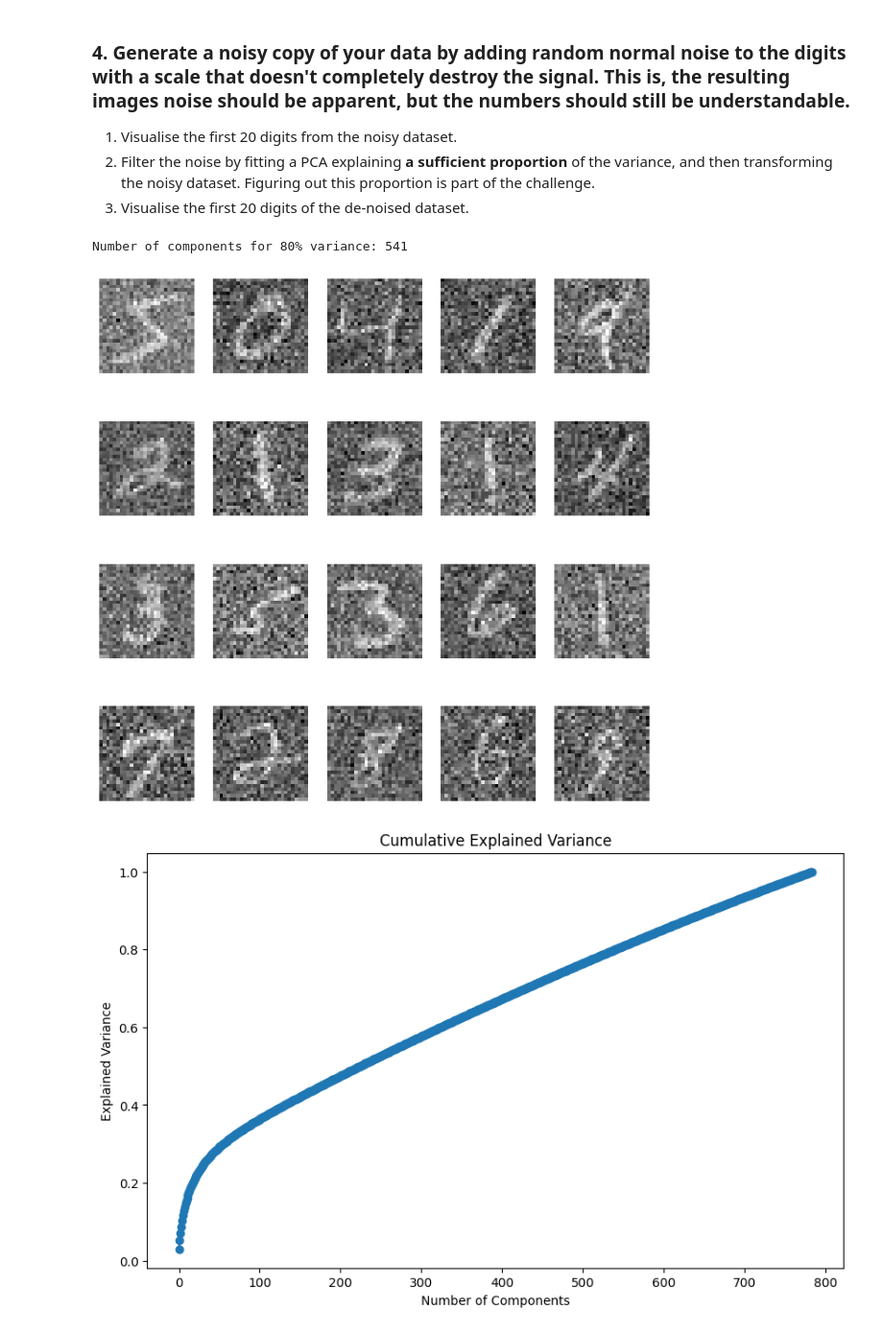
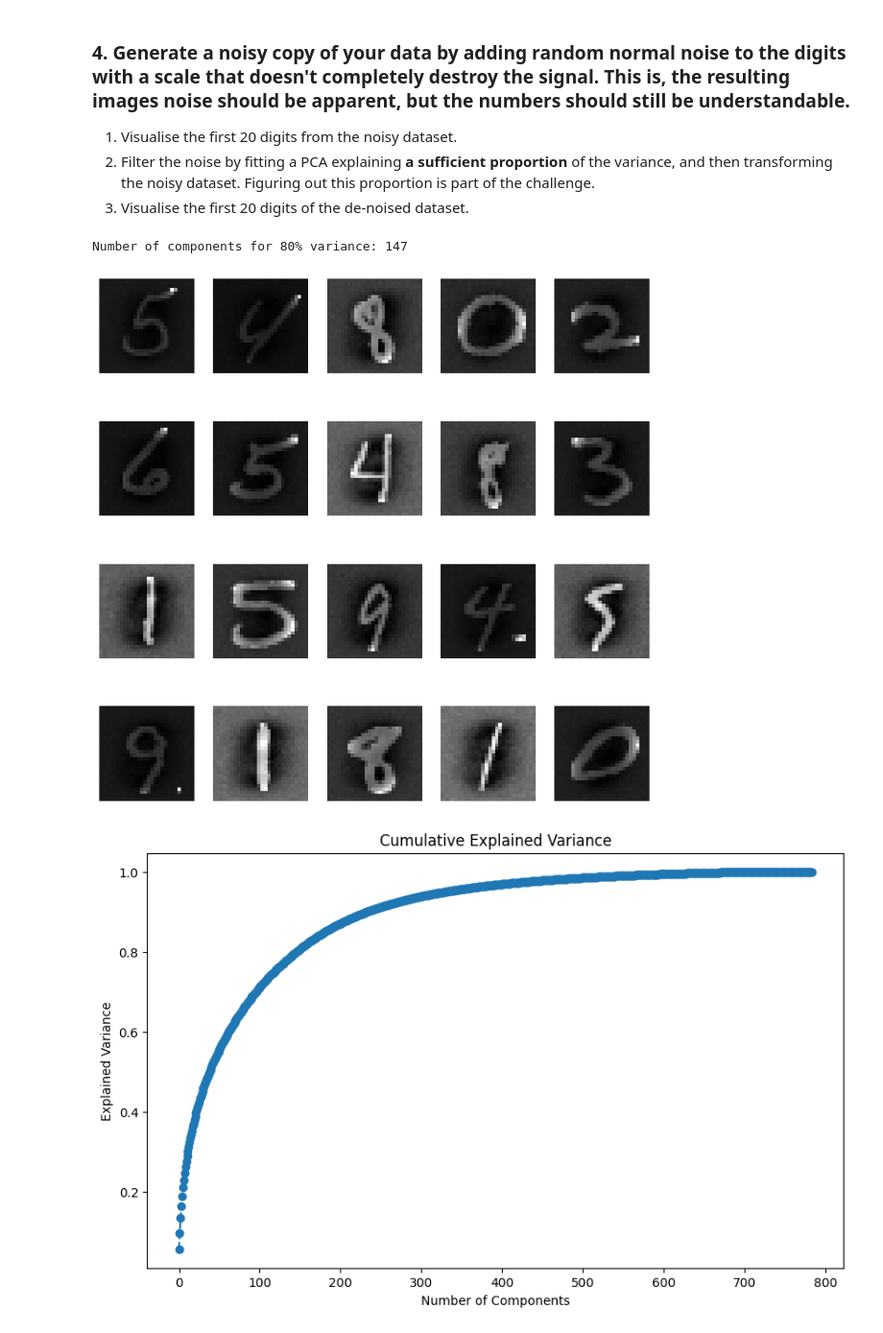
Before and after one commit to kenzfinn/csc1035_lecture_examples, a Jupyter notebook: Part2_Coursework.ipynb, the cells around one changed output. Shown at 96% size. Cells and saved outputs as stored; diff of their text form; code cells hidden in the pictures.

```diff
--- a/Part2_Coursework.ipynb
+++ b/Part2_Coursework.ipynb
@@ -61,12 +61,12 @@ scaler = StandardScaler()
 XScale = scaler.fit_transform(X)
 X_train, X_test, y_train, y_test = train_test_split(XScale, y, test_size=0.2, random_state=42)
 
-log_reg = LogisticRegression(max_iter=1000, solver='saga', penalty='elasticnet', l1_ratio=0.1, tol= 0.5)
+log_reg = LogisticRegression(max_iter=1000, solver='saga', penalty='l1', tol= 0.05)
 #use saga
 
 
 param_grid = {'C': [1, 3, 4, 5, 10, 50]}
-grid_search = GridSearchCV(log_reg, param_grid, cv=2, n_jobs=-1, verbose=1)
+grid_search = GridSearchCV(log_reg, param_grid, cv=2, n_jobs=-1)
 grid_search.fit(X_train, y_train)
 results = pd.DataFrame(grid_search.cv_results_)
 print(results)
@@ -80,17 +80,4 @@ print(f"Test accuracy: {accuracy * 100:.2f}%")
 
 print("Classification Report:")
 print(classification_report(y_test, y_pred))
-
-# Step 7: Visualize the classification vector (coefficients) for each class
-coefficients = best_model.coef_
-
-# Plot the weight vector for each class (28x28 images)
-plt.figure(figsize=(12, 12))
-for i in range(10):
-    plt.subplot(2, 5, i+1)
-    plt.imshow(coefficients[i].reshape(28, 28), cmap='coolwarm', interpolation='nearest')
-    plt.title(f"Class {i}")
-    plt.axis('off')
-plt.tight_layout()
-plt.show()
 # %% [output]
@@ -125,13 +124,6 @@ from sklearn.datasets import fetch_openml
 import numpy as np
 import matplotlib.pyplot as plt
 from sklearn.decomposition import PCA
-
-# Load the MNIST dataset
-mnist = fetch_openml('mnist_784', version=1)
-X, y = mnist.data, mnist.target
-
-# Normalize the MNIST dataset
-X = X / 255.0
 
 pca = PCA()
 pca.fit(X_train)
@@ -156,7 +148,7 @@ plt.ylabel('Explained Variance')
 plt.show()
 
 pca = PCA(n_components=20)
-X_pca = pca.fit_transform(X)
+X_pca = pca.fit_transform(X_train)
 
 # Plot the loadings
 plt.figure(figsize=(15, 8))
@@ -169,15 +161,18 @@ plt.suptitle('First 20 Principal Components Loadings', fontsize=16)
 plt.show()
 
 
+pca = PCA(n_components=2)
+X_pca2 = pca.fit_transform(X_train)
+
 plt.figure(figsize=(10, 8))
-scatter = plt.scatter(X_pca[:, 0], X_pca[:, 1], c=y.astype(int), cmap='tab10', alpha=0.6, s=2)
+scatter = plt.scatter(X_pca2[:, 0], X_pca2[:, 1], c=y_train.astype(int), cmap='tab10', alpha=0.6, s=2)
 plt.colorbar(scatter, label='Digit Label')
 plt.title('First Two Principal Components')
 plt.xlabel('Principle Component 1')
 plt.ylabel('Principle Component 2')
 plt.show()
 
-pca = PCA(n_components=components_for_80)
+pca = PCA(n_components=2)
 X_reduced = pca.fit_transform(X)
 X_reconstructed = pca.inverse_transform(X_reduced)
 
@@ -186,7 +181,7 @@ plt.figure(figsize=(15, 6))
 for i in range(20):
     #subplot of the MNIST dataset without changes
     plt.subplot(4, 10, i + 1)
-    plt.imshow(X.iloc[i].values.reshape(28, 28), cmap='gray')
+    plt.imshow(X[i].reshape(28, 28), cmap='gray')
     plt.title("Original")
     plt.axis('off')
 
@@ -216,13 +211,8 @@ import matplotlib.pyplot as plt
 from sklearn.datasets import fetch_openml
 from sklearn.decomposition import PCA
 
-X, y = fetch_openml(
-    'mnist_784', version=1, return_X_y=True, parser='auto', as_frame=False
-)
-X = X / 255.0  # Normalize
-
-noise = 0.4
-XNoisy = X + np.random.normal(0, noise, X.shape)
+noise = 0.05
+XNoisy = X_train + np.random.normal(0, noise, X_train.shape)
 
 
 figure, axes = plt.subplots(4, 5, figsize=(10, 10))
@@ -256,33 +246,33 @@ plt.show()
 plt.figure(figsize=(10, 6))
 plt.plot(cumulative_variance, marker='o', linestyle='--')
 plt.title('Cumulative Explained Variance')
 plt.axhline(y=0.70, color='r', linestyle='-')
 plt.xlabel('Number of Components')
 plt.ylabel('Explained Variance')
 plt.show()
 
 threshold = 0.50
 n_components = np.argmax(cumulative_variance >= threshold) + 1
 
 pca = PCA(n_components=n_components)
 X_noisy_reduced = pca.fit_transform(XNoisy)
 X_reconstructed = pca.inverse_transform(X_noisy_reduced)
 
 plt.figure(figsize=(12, 4))
 for i in range(10):
     plt.subplot(3, 10, i + 21)
     plt.imshow(X_reconstructed[i].reshape(28, 28), cmap='gray')
     plt.axis('off')
     if i == 0:
         plt.ylabel("Denoised", fontsize=12)
 
     plt.subplot(3, 10, i + 1)
     plt.imshow(XNoisy[i].reshape(28, 28), cmap='gray')
     plt.axis('off')
 
 plt.suptitle("Noisy, and Denoised MNIST Images", fontsize=16)
 plt.show()
 # %% [output]
-Number of components for 80% variance: 541
+Number of components for 80% variance: 147
-[figure, old version]
+[figure, new version]
-[figure, old version]
+[figure, new version]
```
Also changed, not shown: parts of 4 cells of this notebook.
